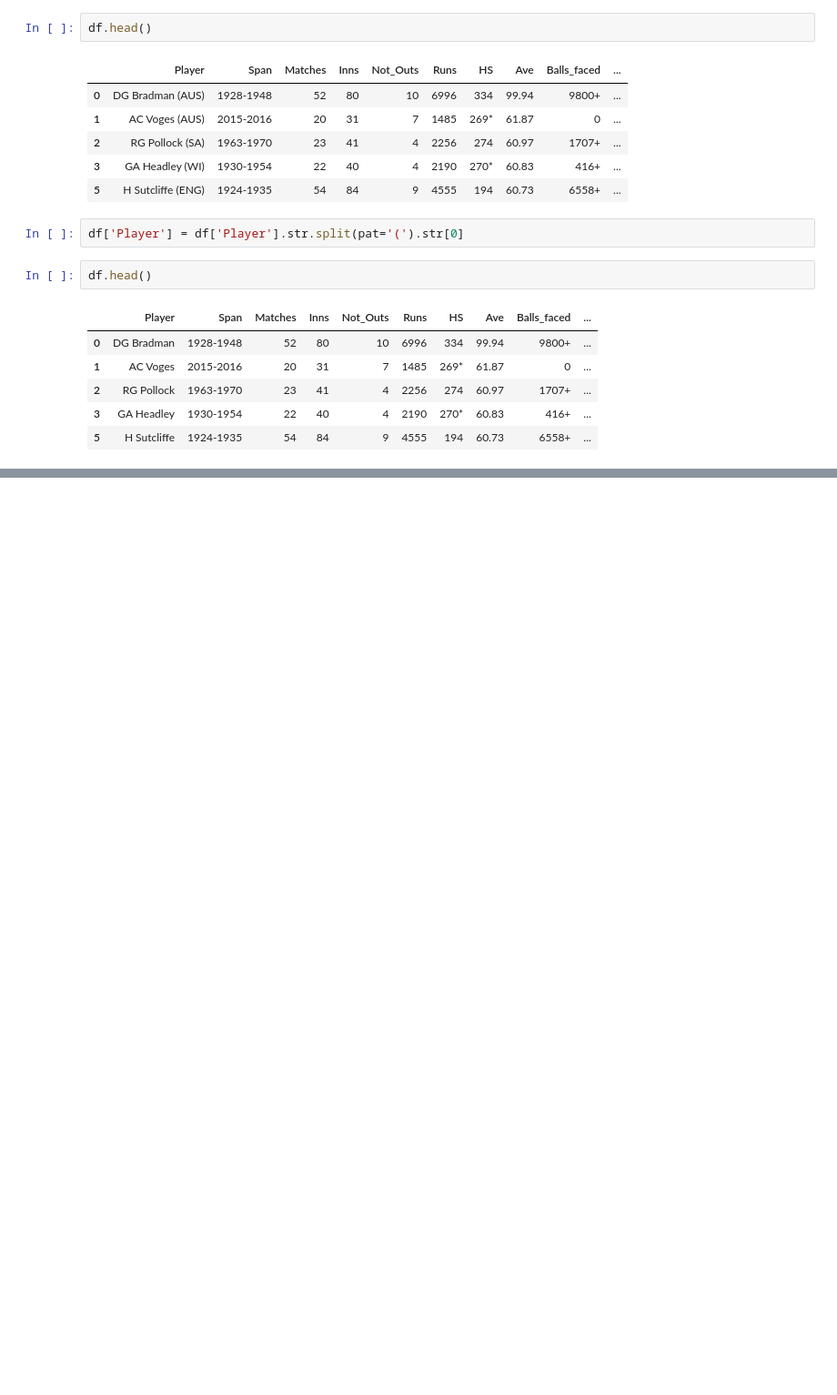
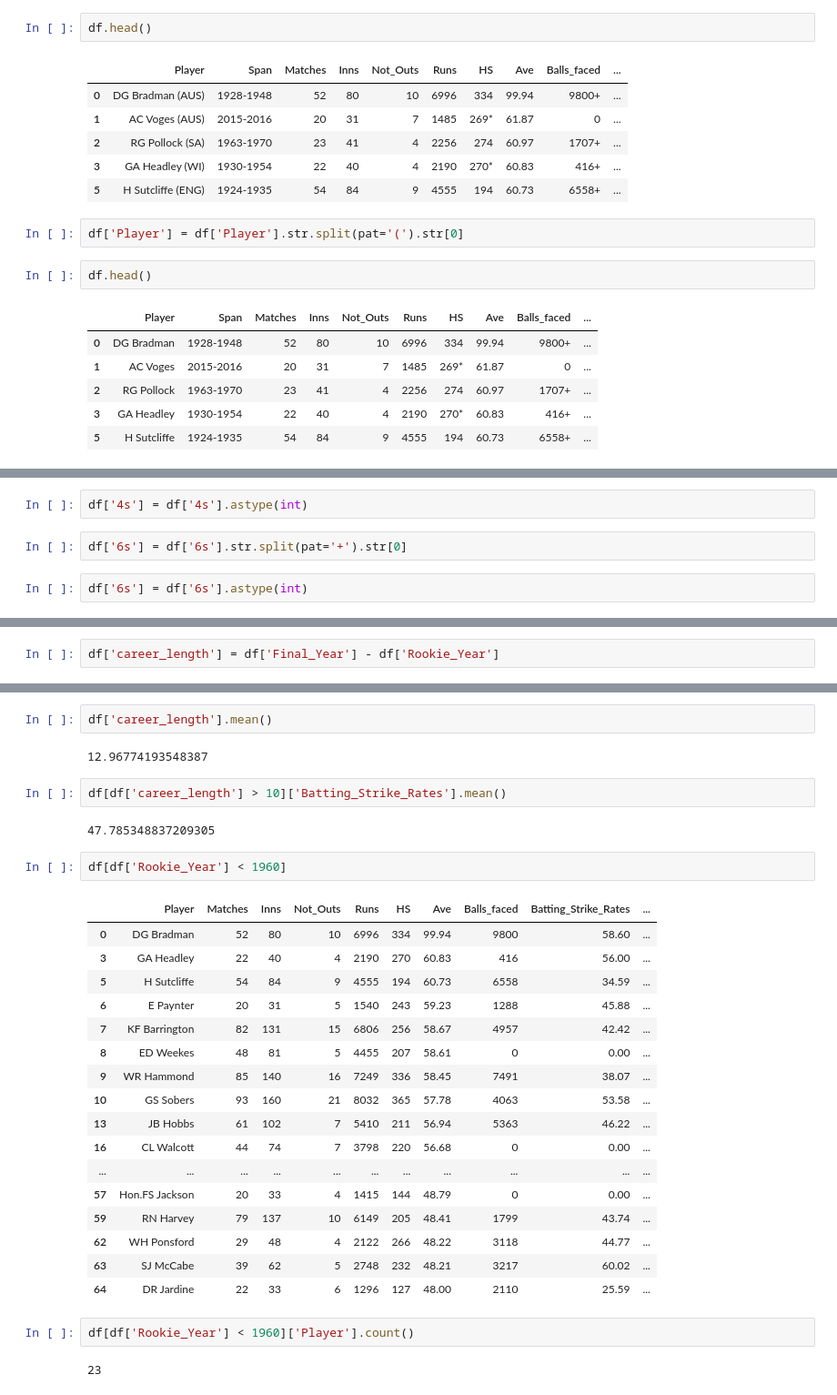
Before and after one commit to sandeep897663/jupter, a Jupyter notebook: sandy-data-cleaning.ipynb, the cells around one changed output, grey strips where cells are left out. Shown at 91% size. Saved outputs shown, nothing was run; the diff lists cells and outputs as text; blank space fills up the shorter version.

```diff
--- a/sandy-data-cleaning.ipynb
+++ b/sandy-data-cleaning.ipynb
@@ -223,0 +483,6 @@ df.head()
+# %%
+df['4s'] = df['4s'].astype(int)
+# %%
+df['6s'] = df['6s'].str.split(pat='+').str[0]
+# %%
+df['6s'] = df['6s'].astype(int)
@@ -223,0 +510,2 @@ df.head()
+# %%
+df['career_length'] = df['Final_Year'] - df['Rookie_Year']
@@ -223,0 +521,32 @@ df.head()
+# %%
+df['career_length'].mean()
+# %% [output]
+12.96774193548387
+# %%
+df[df['career_length'] > 10]['Batting_Strike_Rates'].mean()
+# %% [output]
+47.785348837209305
+# %%
+df[df['Rookie_Year'] < 1960]
+# %% [output]
+|  | Player | Matches | Inns | Not_Outs | Runs | HS | Ave | Balls_faced | Batting_Strike_Rates | ... |
+| 0 | DG Bradman | 52 | 80 | 10 | 6996 | 334 | 99.94 | 9800 | 58.60 | ... |
+| 3 | GA Headley | 22 | 40 | 4 | 2190 | 270 | 60.83 | 416 | 56.00 | ... |
+| 5 | H Sutcliffe | 54 | 84 | 9 | 4555 | 194 | 60.73 | 6558 | 34.59 | ... |
+| 6 | E Paynter | 20 | 31 | 5 | 1540 | 243 | 59.23 | 1288 | 45.88 | ... |
+| 7 | KF Barrington | 82 | 131 | 15 | 6806 | 256 | 58.67 | 4957 | 42.42 | ... |
+| 8 | ED Weekes | 48 | 81 | 5 | 4455 | 207 | 58.61 | 0 | 0.00 | ... |
+| 9 | WR Hammond | 85 | 140 | 16 | 7249 | 336 | 58.45 | 7491 | 38.07 | ... |
+| 10 | GS Sobers | 93 | 160 | 21 | 8032 | 365 | 57.78 | 4063 | 53.58 | ... |
+| 13 | JB Hobbs | 61 | 102 | 7 | 5410 | 211 | 56.94 | 5363 | 46.22 | ... |
+| 16 | CL Walcott | 44 | 74 | 7 | 3798 | 220 | 56.68 | 0 | 0.00 | ... |
+| ... | ... | ... | ... | ... | ... | ... | ... | ... | ... | ... |
+| 57 | Hon.FS Jackson | 20 | 33 | 4 | 1415 | 144 | 48.79 | 0 | 0.00 | ... |
+| 59 | RN Harvey | 79 | 137 | 10 | 6149 | 205 | 48.41 | 1799 | 43.74 | ... |
+| 62 | WH Ponsford | 29 | 48 | 4 | 2122 | 266 | 48.22 | 3118 | 44.77 | ... |
+| 63 | SJ McCabe | 39 | 62 | 5 | 2748 | 232 | 48.21 | 3217 | 60.02 | ... |
+| 64 | DR Jardine | 22 | 33 | 6 | 1296 | 127 | 48.00 | 2110 | 25.59 | ... |
+# %%
+df[df['Rookie_Year'] < 1960]['Player'].count()
+# %% [output]
+23
```
Also changed, not shown: parts of 28 cells of this notebook.
